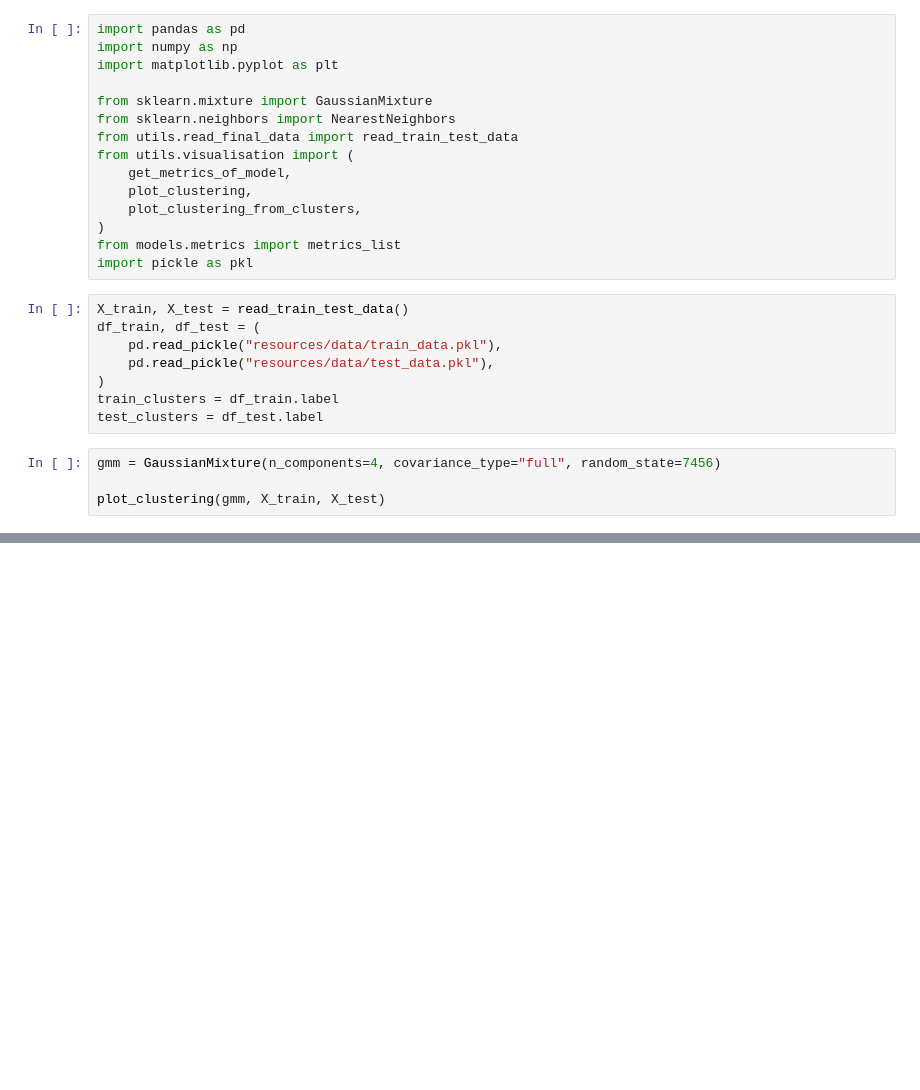
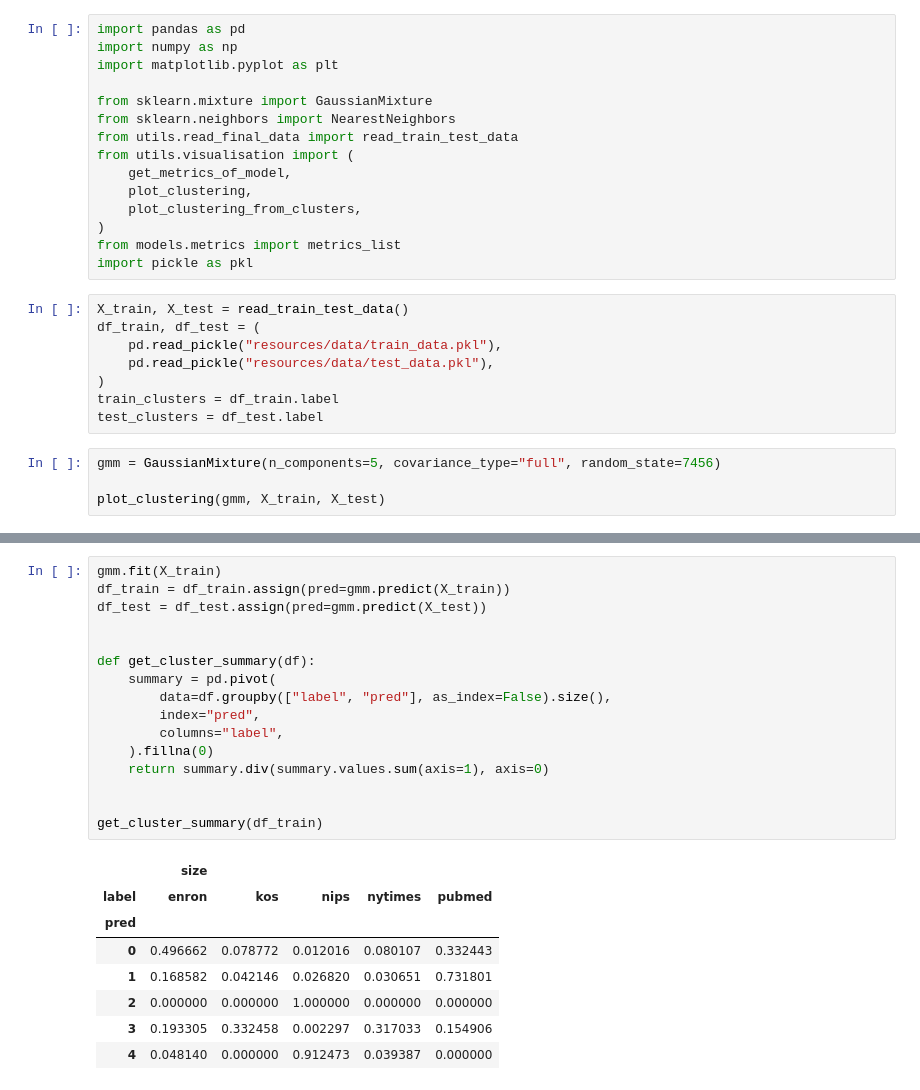
Before and after one commit to azoz01/wum_projekt_2, a Jupyter notebook: models/notebooks/gmm.ipynb, the cells around one changed output, grey strips where cells are left out. Cells and saved outputs as stored; diff of their text form; blank space fills up the shorter version.

```diff
--- a/models/notebooks/gmm.ipynb
+++ b/models/notebooks/gmm.ipynb
@@ -30,6 +30,6 @@ df_train, df_test = (
 train_clusters = df_train.label
 test_clusters = df_test.label
 # %%
-gmm = GaussianMixture(n_components=4, covariance_type="full", random_state=7456)
+gmm = GaussianMixture(n_components=5, covariance_type="full", random_state=7456)
 
 plot_clustering(gmm, X_train, X_test)
@@ -41,0 +40,25 @@ plot_clustering_from_clusters(X_train, X_test, train_clusters, test_clusters)
+# %%
+gmm.fit(X_train)
+df_train = df_train.assign(pred=gmm.predict(X_train))
+df_test = df_test.assign(pred=gmm.predict(X_test))
+
+
+def get_cluster_summary(df):
+    summary = pd.pivot(
+        data=df.groupby(["label", "pred"], as_index=False).size(),
+        index="pred",
+        columns="label",
+    ).fillna(0)
+    return summary.div(summary.values.sum(axis=1), axis=0)
+
+
+get_cluster_summary(df_train)
+# %% [output]
+|  | size |  |  |  |  |
+| label | enron | kos | nips | nytimes | pubmed |
+| pred |  |  |  |  |  |
+| 0 | 0.496662 | 0.078772 | 0.012016 | 0.080107 | 0.332443 |
+| 1 | 0.168582 | 0.042146 | 0.026820 | 0.030651 | 0.731801 |
+| 2 | 0.000000 | 0.000000 | 1.000000 | 0.000000 | 0.000000 |
+| 3 | 0.193305 | 0.332458 | 0.002297 | 0.317033 | 0.154906 |
+| 4 | 0.048140 | 0.000000 | 0.912473 | 0.039387 | 0.000000 |
```
Also changed, not shown: parts of 3 cells of this notebook, 6 other files.
